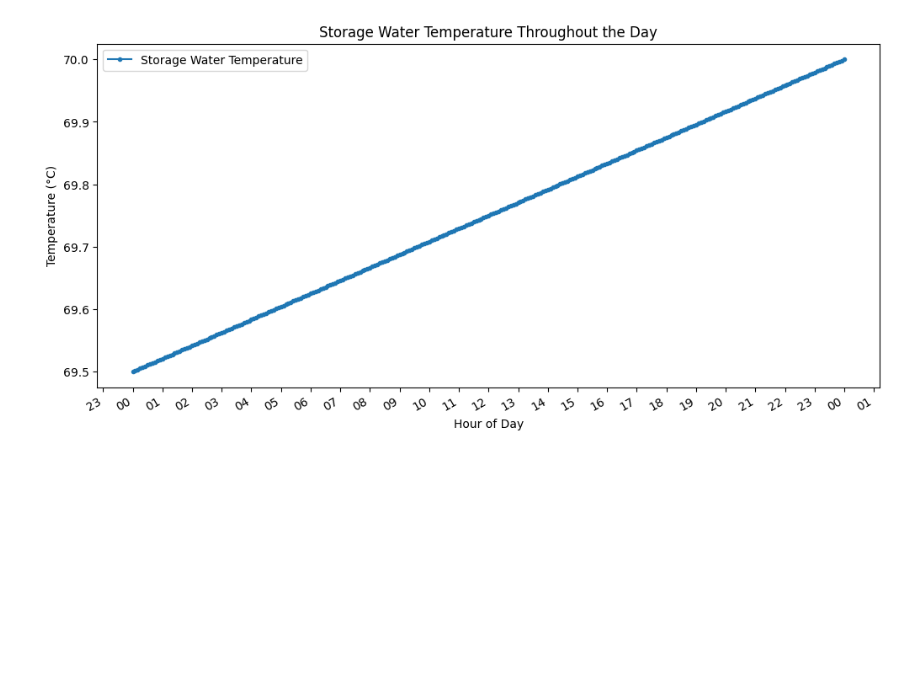
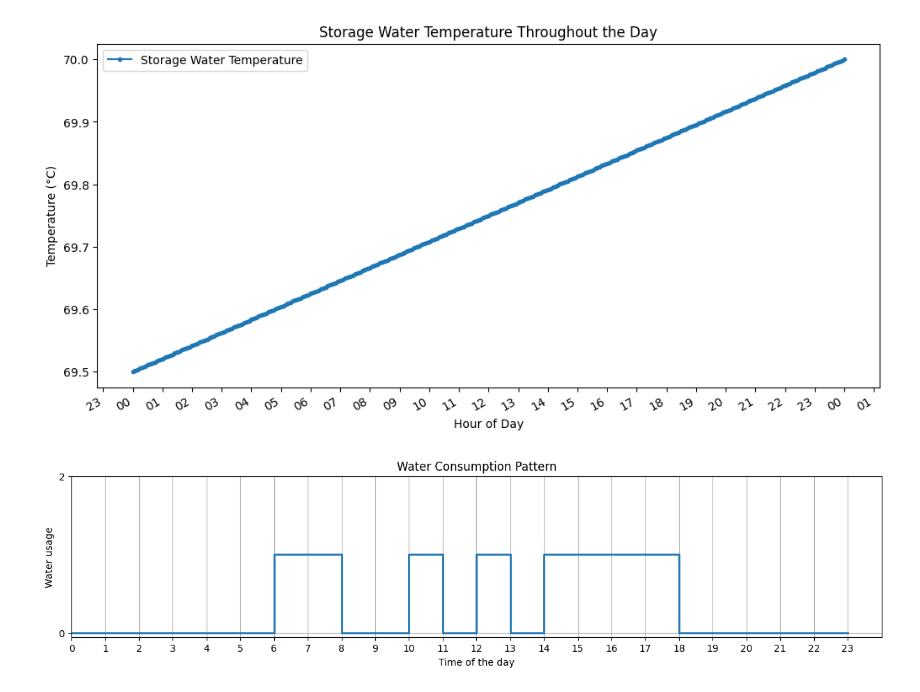
Before and after one commit to yashladd/solar_water_heater, a Jupyter notebook: simulation_thoughs_here.ipynb, the cells around one changed output. Drawn from its saved outputs; the diff is of its cells as text; code cells hidden in the pictures; blank space fills up the shorter version.

```diff
--- a/simulation_thoughs_here.ipynb
+++ b/simulation_thoughs_here.ipynb
@@ -438,3 +440,47 @@ plt.show()
 AREA = 140
 VOLUME = 12
 CONFIG_FILE = './config.json'
+# %%
+import matplotlib.pyplot as plt
+import numpy as np
+
+# Define the array of load profiles with start and end times
+load_profiles = [
+    {"start": "06:00", "end": "08:00"},
+    {"start": "10:00", "end": "11:00"},
+    {"start": "12:00", "end": "13:00"},
+    {"start": "14:00", "end": "18:00"}
+]
+
+# Initialize an array for each hour of the day to store the load presence (0 or 1)
+hours = np.arange(0, 24, 1)
+load_presence = np.zeros_like(hours)
+
+# Function to convert time string to hour number
+def time_to_hour(time_str):
+    hour, minute = map(int, time_str.split(':'))
+    return hour + minute / 60
+
+# Mark the hours where the load is present
+for profile in load_profiles:
+    start_hour = time_to_hour(profile["start"])
+    end_hour = time_to_hour(profile["end"])
+    # Using boolean indexing to set the load presence to 1 for the appropriate hours
+    load_presence[(hours >= start_hour) & (hours < end_hour)] = 1
+
+# Plotting the rectangle wave
+plt.figure(figsize=(15, 3))
+plt.step(hours, load_presence, where='post', linewidth=2)
+# plt.ylim(-0.2, 1.2)  # Setting y-limits to make the plot clearer
+plt.xlim(0, 24)  # Setting x-limits to cover the whole day
+plt.xlabel('Time of the day')
+plt.ylabel('Water usage')
+plt.title('Water Consumption Pattern')
+plt.xticks(hours)
+plt.yticks([0, 2])
+plt.grid(True)
+
+# Display the plot
+plt.show()
+# %% [output]
+[figure, added]
```
Also changed, not shown: parts of 2 cells of this notebook, 3 other files.
